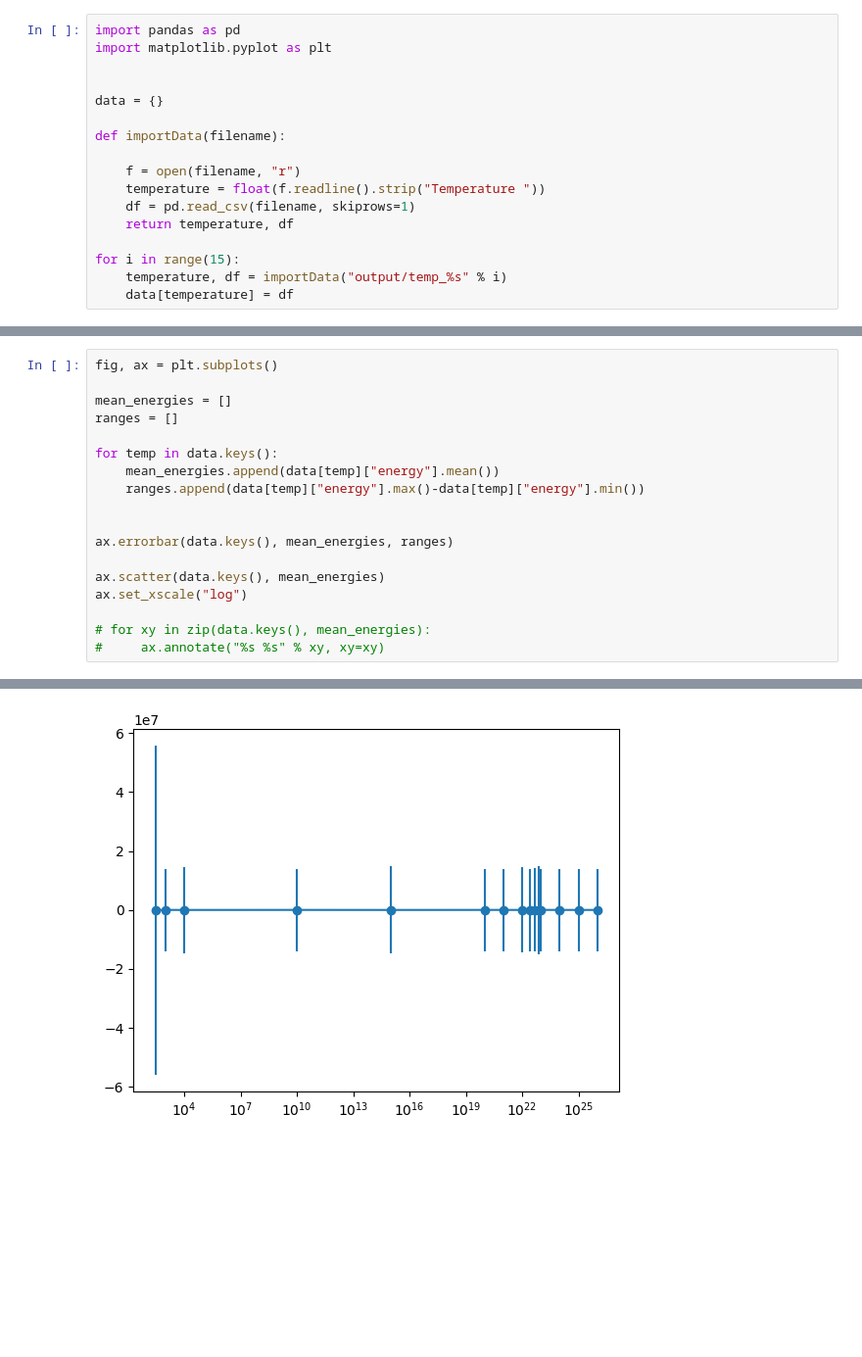
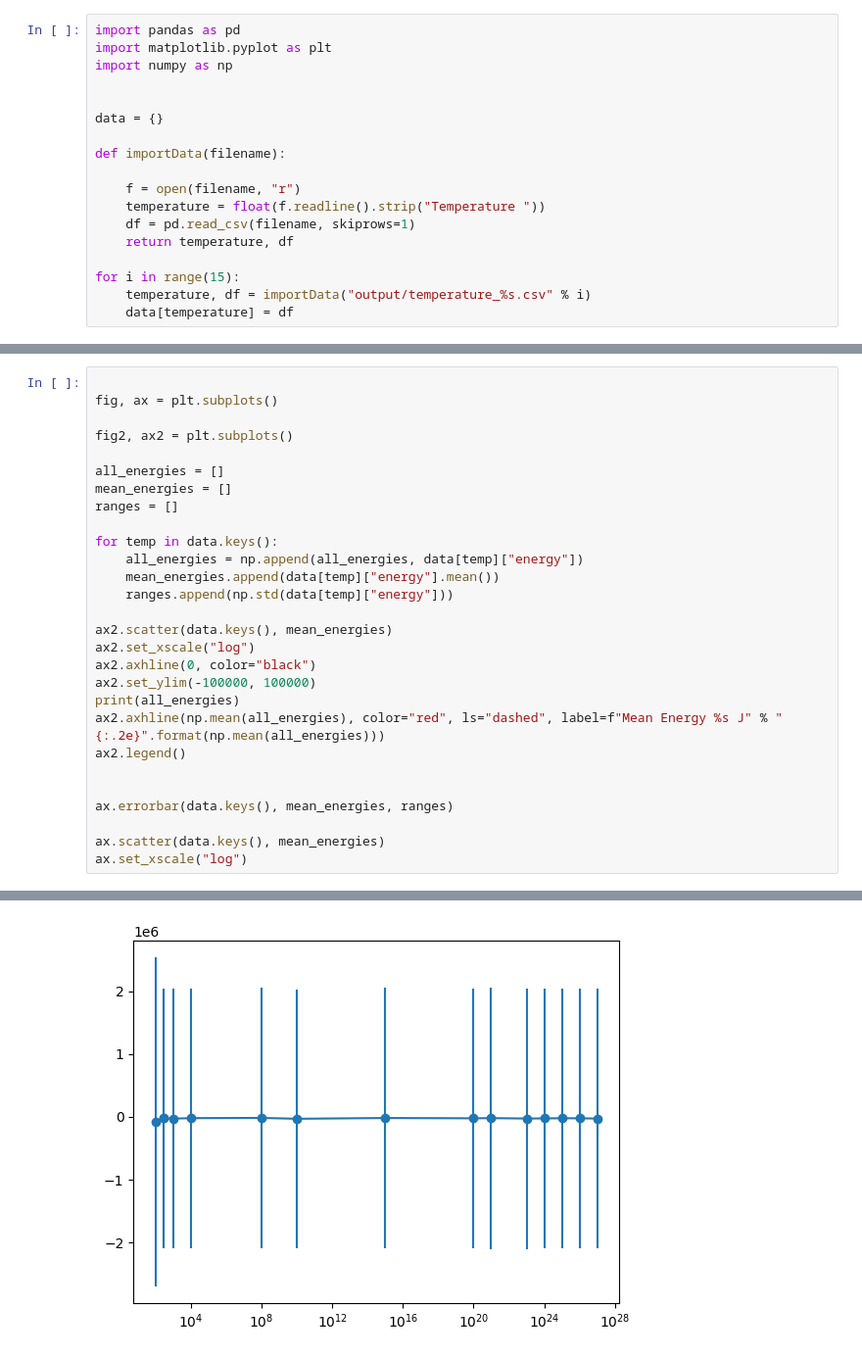
Before and after one commit to Iddmeister/IsingModel, a Jupyter notebook: visual.ipynb, the cells around one changed output, grey strips where cells are left out. Shown: that part at 98% size. Drawn from its saved outputs; the diff is of its cells as text; blank space fills up the shorter version.

```diff
--- a/visual.ipynb
+++ b/visual.ipynb
@@ -1,6 +1,7 @@
 # %%
 import pandas as pd
 import matplotlib.pyplot as plt
+import numpy as np
 
 
 data = {}
@@ -13,7 +14,7 @@ def importData(filename):
     return temperature, df
 
 for i in range(15):
-    temperature, df = importData("output/temp_%s" % i)
+    temperature, df = importData("output/temperature_%s.csv" % i)
     data[temperature] = df
 # %%
 for temperature in data.keys():
@@ -68,19 +50,29 @@ for temperature in data.keys():
 # %%
+
 fig, ax = plt.subplots()
 
+fig2, ax2 = plt.subplots()
+
+all_energies = []
 mean_energies = []
 ranges = []
 
 for temp in data.keys():
+    all_energies = np.append(all_energies, data[temp]["energy"])
     mean_energies.append(data[temp]["energy"].mean())
-    ranges.append(data[temp]["energy"].max()-data[temp]["energy"].min())
+    ranges.append(np.std(data[temp]["energy"]))
+
+ax2.scatter(data.keys(), mean_energies)
+ax2.set_xscale("log")
+ax2.axhline(0, color="black")
+ax2.set_ylim(-100000, 100000)
+print(all_energies)
+ax2.axhline(np.mean(all_energies), color="red", ls="dashed", label=f"Mean Energy %s J" % "{:.2e}".format(np.mean(all_energies)))
+ax2.legend()
 
 
 ax.errorbar(data.keys(), mean_energies, ranges)
 
 ax.scatter(data.keys(), mean_energies)
 ax.set_xscale("log")
-
-# for xy in zip(data.keys(), mean_energies):
-#     ax.annotate("%s %s" % xy, xy=xy)
 # %% [output]
@@ -87 +80 @@ ax.set_xscale("log")
-[figure, old version]
+[figure, new version]
```
Also changed, not shown: parts of 3 cells of this notebook, 33 other files.
